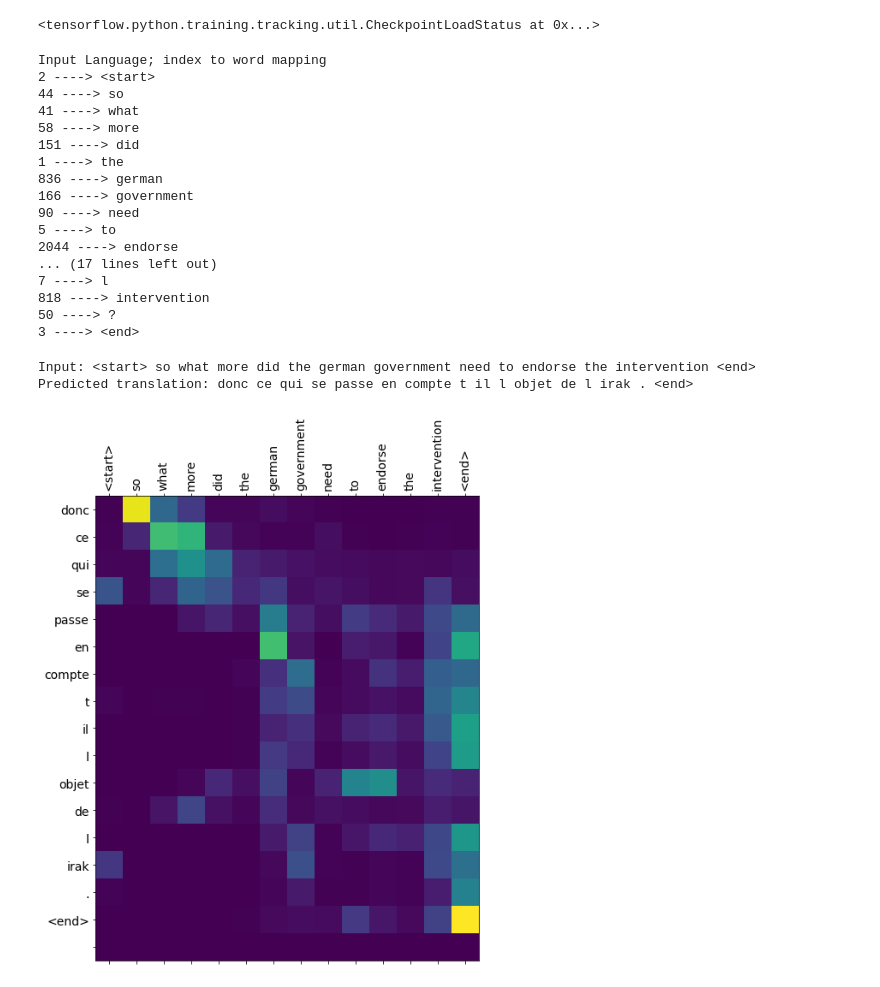
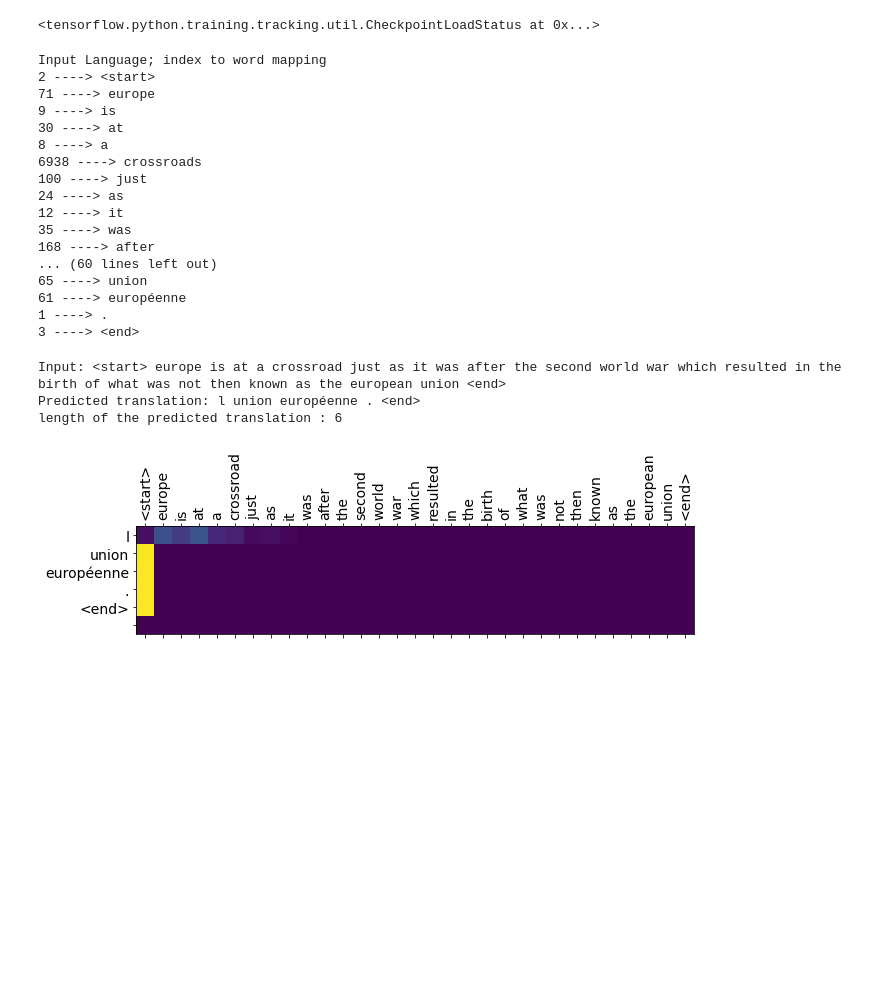
Before and after one commit to harmanpreet93/low-resource-machine-translation, a Jupyter notebook: notebooks/Attention.ipynb, the cells around one changed output. Cells and saved outputs as stored; diff of their text form; code cells hidden in the pictures; blank space fills up the shorter version.

```diff
--- a/notebooks/Attention.ipynb
+++ b/notebooks/Attention.ipynb
@@ -59,8 +57,8 @@ def preprocess_sentence(w):
   w = re.sub(r"([?.!,¿])", r" \1 ", w)
   w = re.sub(r'[" "]+', " ", w)
 
-  # replacing everything with space except (a-z, A-Z, ".", "?", "!", ",", "é", "è", "ê", "ç", "î", "ï", "ô")
-  w = re.sub(r"[^a-zA-Z?.!,¿éèçêîôï]+", " ", w)
+  # replacing everything with space except (a-z, A-Z, ".", "?", "!", ",", "é", "è", "ê", "ç", "î", "ï", "ô", "à", "û")
+  w = re.sub(r"[^a-zA-Z?.!,¿éèçêîôïàû]+", " ", w)
 
   w = w.strip()
 
@@ -524,28 +532,29 @@ convert(targ_lang, target_tensor_val[-1])
 # %% [output]
 Input Language; index to word mapping
 2 ----> <start>
-44 ----> so
-41 ----> what
-58 ----> more
-151 ----> did
-1 ----> the
-836 ----> german
-166 ----> government
-90 ----> need
-5 ----> to
-2044 ----> endorse
-... (17 lines left out)
-7 ----> l
-818 ----> intervention
-50 ----> ?
+71 ----> europe
+9 ----> is
+30 ----> at
+8 ----> a
+6938 ----> crossroads
+100 ----> just
+24 ----> as
+12 ----> it
+35 ----> was
+168 ----> after
+... (60 lines left out)
+65 ----> union
+61 ----> européenne
+1 ----> .
 3 ----> <end>
-# %%
-# trying to predict first sentence of validation set
-translate(f"so what more did the german government need to endorse the intervention")
-# %% [output]
-Input: <start> so what more did the german government need to endorse the intervention <end>
-Predicted translation: donc ce qui se passe en compte t il l objet de l irak . <end>
-[figure, removed]
+# %%
+# trying to predict last sentence of validation set
+translate(f"europe is at a crossroad just as it was after the second world war which resulted in the birth of what was not then known as the european union")
+# %% [output]
+Input: <start> europe is at a crossroad just as it was after the second world war which resulted in the birth of what was not then known as the european union <end>
+Predicted translation: l union européenne . <end>
+length of the predicted translation : 6
+[figure, added]
 # %%
 # predicting another sentence of validation set
 print ("Input Language; index to word mapping")
```
Also changed, not shown: parts of 40 cells of this notebook.
